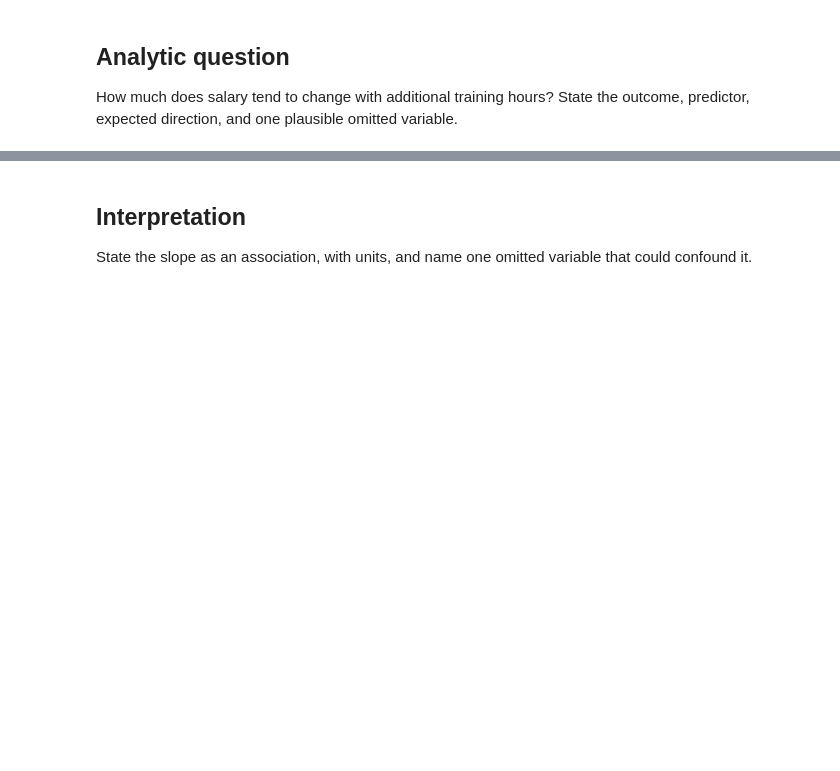
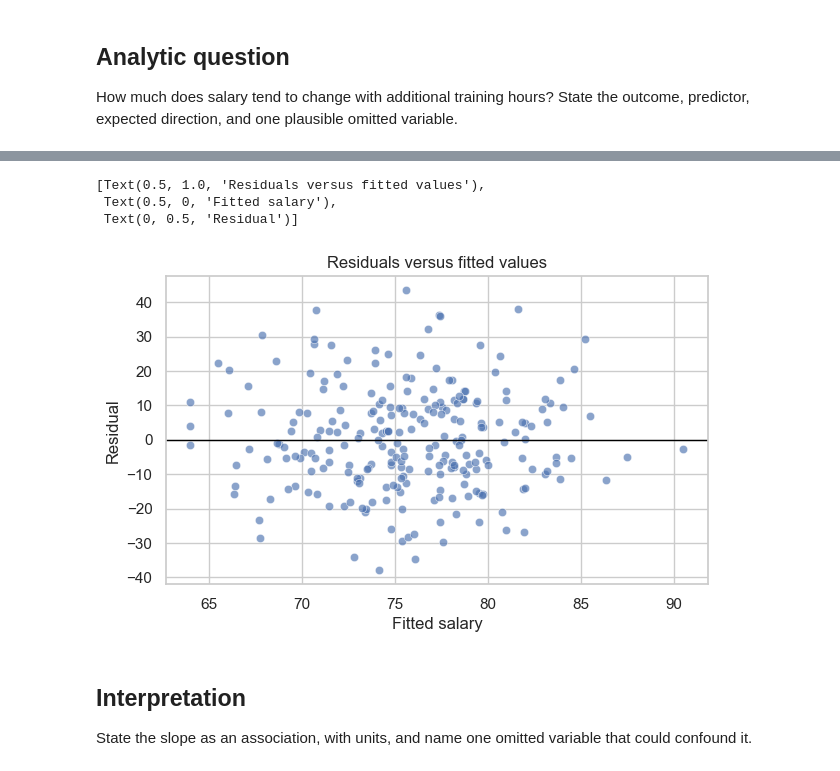
Before and after one commit to munguntuya07-oss/coding2-debug-12-simple-linear-regression, a Jupyter notebook: analysis.ipynb, the cells around one changed output, grey strips where cells are left out. Saved outputs shown, nothing was run; the diff lists cells and outputs as text; code cells hidden in the pictures; blank space fills up the shorter version.

```diff
--- a/analysis.ipynb
+++ b/analysis.ipynb
@@ -51,12 +99,14 @@ new_workers.join(predictions[["mean", "mean_ci_lower", "mean_ci_upper"]])
 # %%
-diagnostics = df.loc[model.model.data.row_labels].copy()
-diagnostics['fitted'] = model.fittedvalues
-diagnostics['residual'] = model.resid
-
+diagnostics = df.assign(fitted=model.fittedvalues, residual=model.resid)
 fig, ax = plt.subplots(figsize=(7, 4))
 sns.scatterplot(data=diagnostics, x="fitted", y="residual", alpha=0.65, ax=ax)
 ax.axhline(0, color="black", linewidth=1)
 ax.set(title="Residuals versus fitted values", xlabel="Fitted salary", ylabel="Residual")
+# %% [output]
+[Text(0.5, 1.0, 'Residuals versus fitted values'),
+ Text(0.5, 0, 'Fitted salary'),
+ Text(0, 0.5, 'Residual')]
+[figure, added]
 # %% [markdown]
 ## Interpretation
 
```
Also changed, not shown: parts of 13 cells of this notebook.
